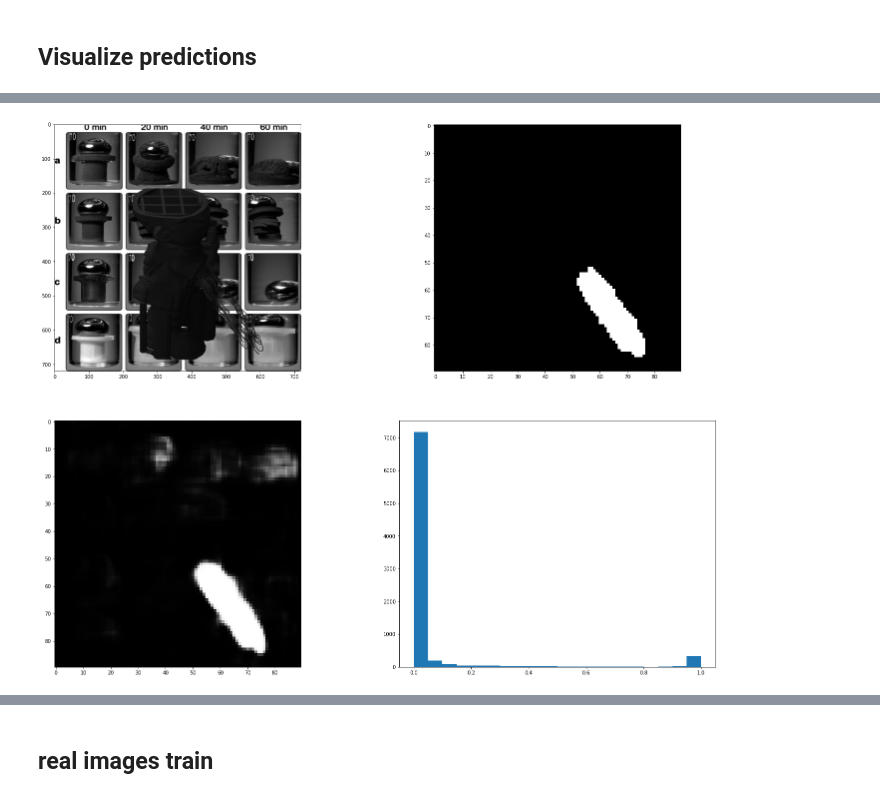
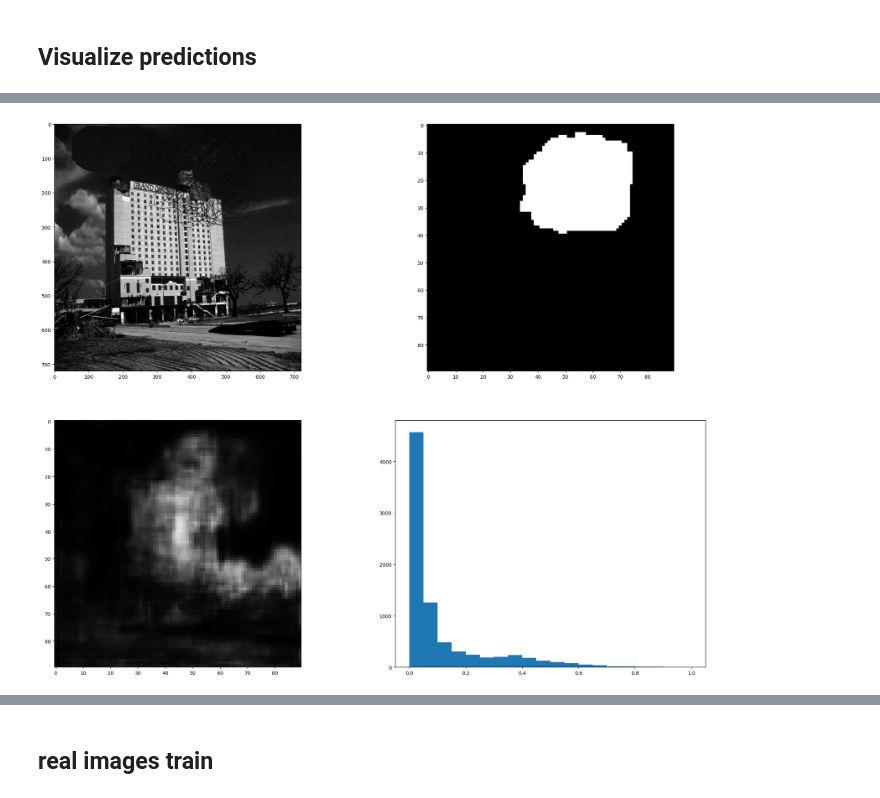
Before and after one commit to kanstancin/classifiers, a Jupyter notebook: segment.ipynb, the cells around one changed output, grey strips where cells are left out. Drawn from its saved outputs; the diff is of its cells as text; code cells hidden in the pictures.

```diff
--- a/segment.ipynb
+++ b/segment.ipynb
@@ -521,3 +577,9 @@ model = load_model("oxford_segmentation.h5")
+# %%
+df_train = df_train.iloc[0:4000]
+while (len(df_train)<5000):
+    df_train = pd.concat([df_train,df_real])
+# %%
+df_val = df_val.iloc[0:1000]
 # %% [markdown]
 ## Set aside a validation split
 # %%
@@ -534,7 +596,7 @@ val_input_img_paths = df_val.filename.to_list()
 val_target_img_paths = df_val.mask_.astype(str).to_list()
 
 # Instantiate data Sequences for each split
-train_gen = OxfordPets(
+train_gen = OxfordPets2(
     batch_size, img_size, target_size, train_input_img_paths, train_target_img_paths
 )
-val_gen = OxfordPets(batch_size, img_size, target_size, val_input_img_paths, val_target_img_paths)
+val_gen = OxfordPets2(batch_size, img_size, target_size, val_input_img_paths, val_target_img_paths)
@@ -544,14 +626,14 @@ val_gen = OxfordPets(batch_size, img_size, target_size, val_input_img_paths, val
 # Configure the model for training.
 # We use the "sparse" version of categorical_crossentropy
 # because our target data is integers.
-model.compile(optimizer="adam", loss="sparse_categorical_crossentropy")
+# model.compile(optimizer="adam", loss="sparse_categorical_crossentropy")
 
 callbacks = [
     keras.callbacks.ModelCheckpoint("oxford_segmentation.h5", save_best_only=True)
 ]
 
 # Train the model, doing validation at the end of each epoch.
-epochs = 20
+epochs = 3
 history = model.fit(train_gen, epochs=epochs, validation_data=val_gen, callbacks=callbacks,
                    max_queue_size=15)
 # %% [output]
@@ -599,7 +672,7 @@ val_preds = model.predict(val_gen)
 
 
 # Display results for validation image #10
-i = 53
+i = 1
 
 img = load_img_cv(val_input_img_paths[i], img_size, is_mask=False)
 mask = load_img_cv(val_target_img_paths[i], target_size, is_mask=True)
@@ -624,5 +698,5 @@ ax[1, 1].hist(mask_pred.reshape(-1), bins=20, range=[0, 1]);
 (90, 90)
-[figure, old version]
+[figure, new version]
 # %%
 # custom loss check
 # val_gen = OxfordPets(batch_size, img_size, target_size, val_input_img_paths[:32], val_target_img_paths[:32])
```
Also changed, not shown: parts of 41 cells of this notebook.
